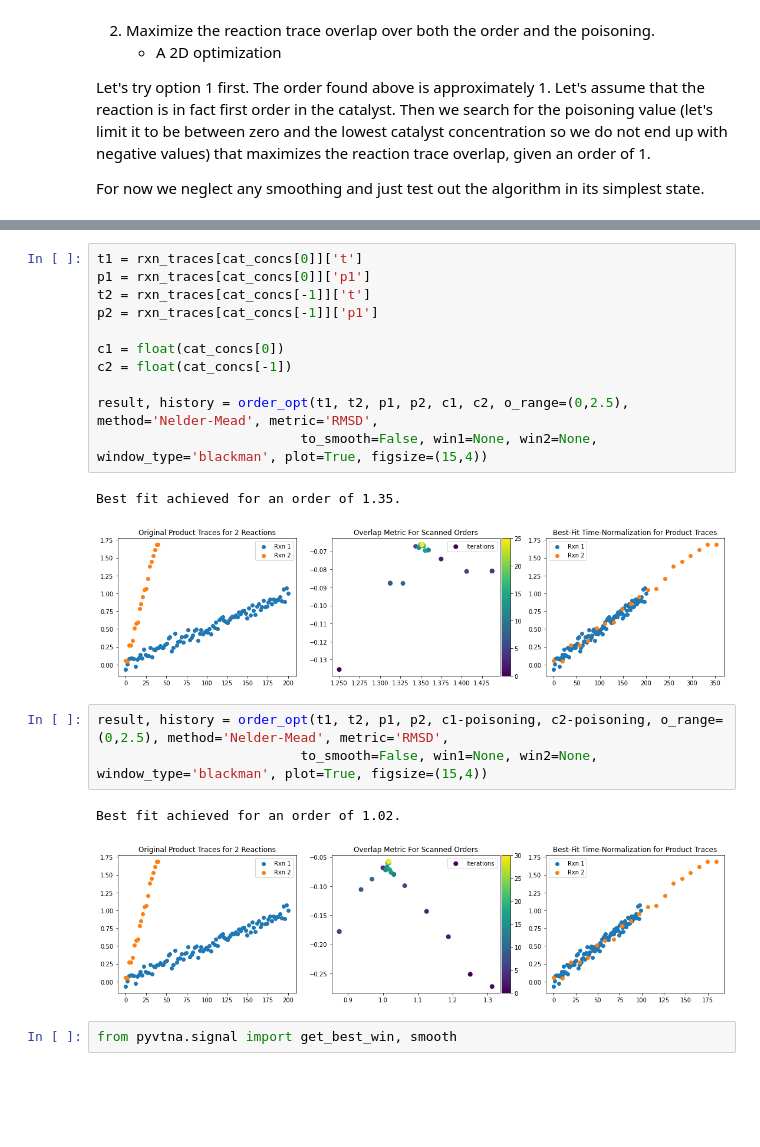
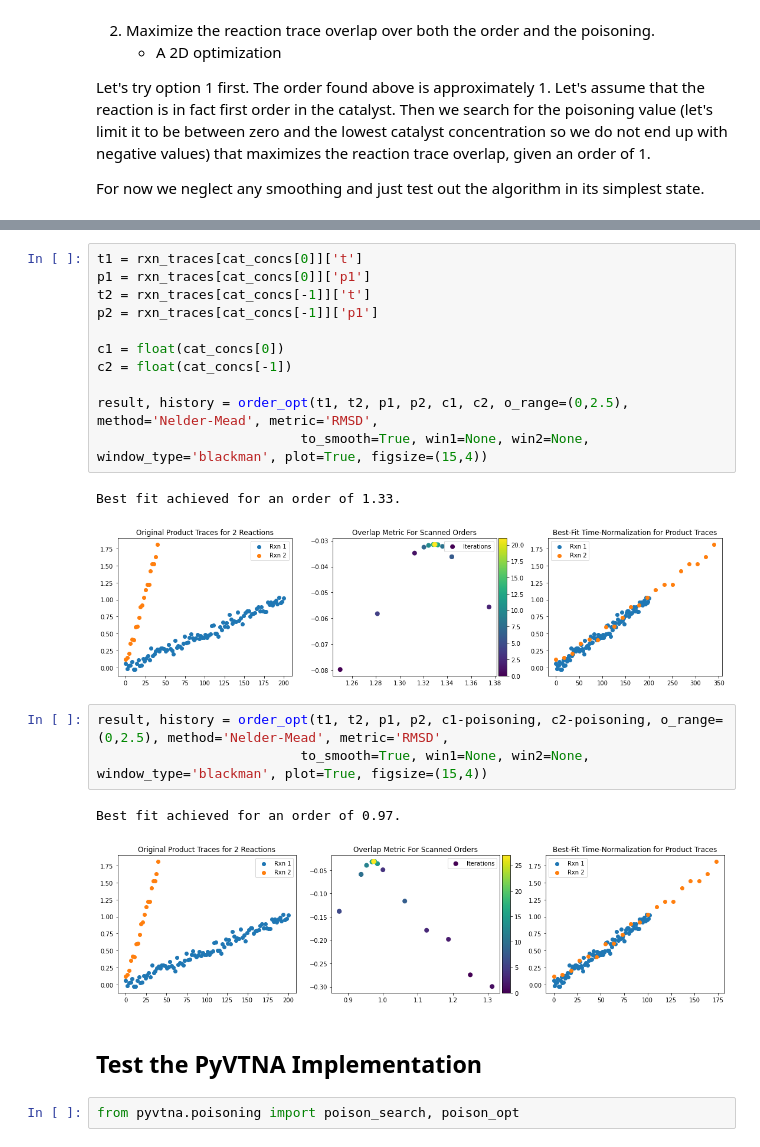
Before and after one commit to brettrhenderson/PyVTNA, a Jupyter notebook: notebooks/VTNA_Testing.ipynb, the cells around one changed output, grey strips where cells are left out. Saved outputs shown, nothing was run; the diff lists cells and outputs as text; blank space fills up the shorter version.

Commit message:
Added poison fitters

```diff
--- a/notebooks/VTNA_Testing.ipynb
+++ b/notebooks/VTNA_Testing.ipynb
@@ -431,22 +423,24 @@ for combo in itertools.combinations(range(len(cat_concs)), 2):
 # %%
 t1 = rxn_traces[cat_concs[0]]['t']
 p1 = rxn_traces[cat_concs[0]]['p1']
 t2 = rxn_traces[cat_concs[-1]]['t']
 p2 = rxn_traces[cat_concs[-1]]['p1']
 
 c1 = float(cat_concs[0])
 c2 = float(cat_concs[-1])
 
 result, history = order_opt(t1, t2, p1, p2, c1, c2, o_range=(0,2.5), method='Nelder-Mead', metric='RMSD',
-                          to_smooth=False, win1=None, win2=None, window_type='blackman', plot=True, figsize=(15,4))
+                          to_smooth=True, win1=None, win2=None, window_type='blackman', plot=True, figsize=(15,4))
 # %% [output]
-Best fit achieved for an order of 1.35.
+Best fit achieved for an order of 1.33.
-[figure, old version]
+[figure, new version]
 # %%
 result, history = order_opt(t1, t2, p1, p2, c1-poisoning, c2-poisoning, o_range=(0,2.5), method='Nelder-Mead', metric='RMSD',
-                          to_smooth=False, win1=None, win2=None, window_type='blackman', plot=True, figsize=(15,4))
+                          to_smooth=True, win1=None, win2=None, window_type='blackman', plot=True, figsize=(15,4))
 # %% [output]
-Best fit achieved for an order of 1.02.
+Best fit achieved for an order of 0.97.
-[figure, old version]
+[figure, new version]
+# %% [markdown]
+## Test the PyVTNA Implementation
 # %%
-from pyvtna.signal import get_best_win, smooth
+from pyvtna.poisoning import poison_search, poison_opt
```
Also changed, not shown: parts of 20 cells of this notebook, 3 other files.
